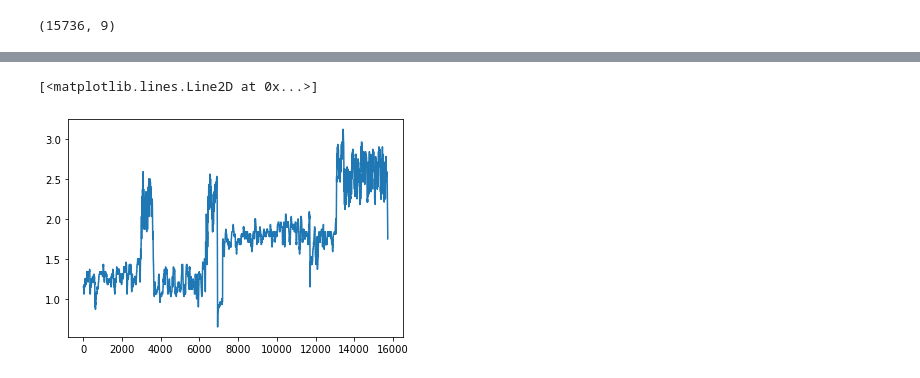
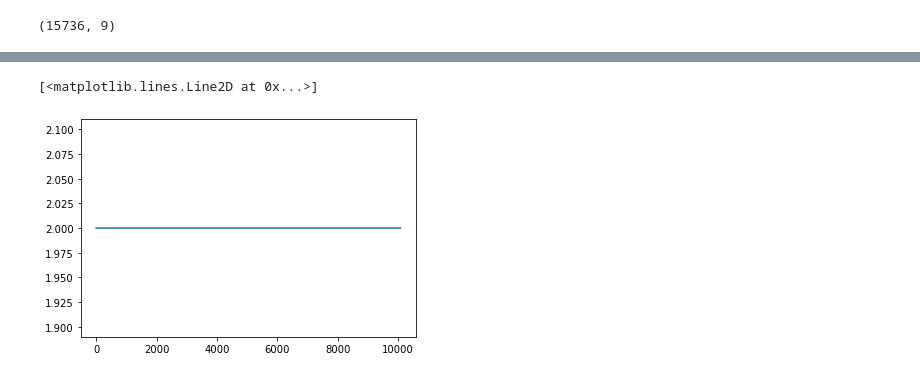
Before and after one commit to earthspecies/BEBE, a Jupyter notebook: data_formatting/format_ladds_seals.ipynb, the cells around one changed output, grey strips where cells are left out. Drawn from its saved outputs; the diff is of its cells as text; code cells hidden in the pictures.

```diff
--- a/data_formatting/format_ladds_seals.ipynb
+++ b/data_formatting/format_ladds_seals.ipynb
@@ -293,8 +294,8 @@ for i in range(np.shape(data)[1]):
 # %%
-plt.plot(data[:, 6])
+plt.plot(data[:, 7])
 # %% [output]
 [<matplotlib.lines.Line2D at 0x...>]
-[figure, old version]
+[figure, new version]
 # %%
 clip_id = clip_ids[13]
 clip_data_fp = os.path.join(clip_data_dir, clip_id + '.npy')
```
Also changed, not shown: parts of 3 cells of this notebook, 10 other files.
